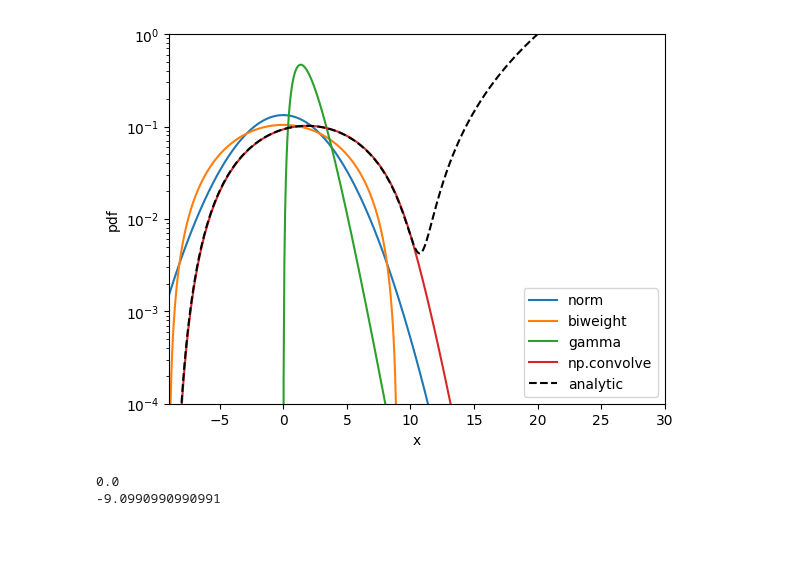
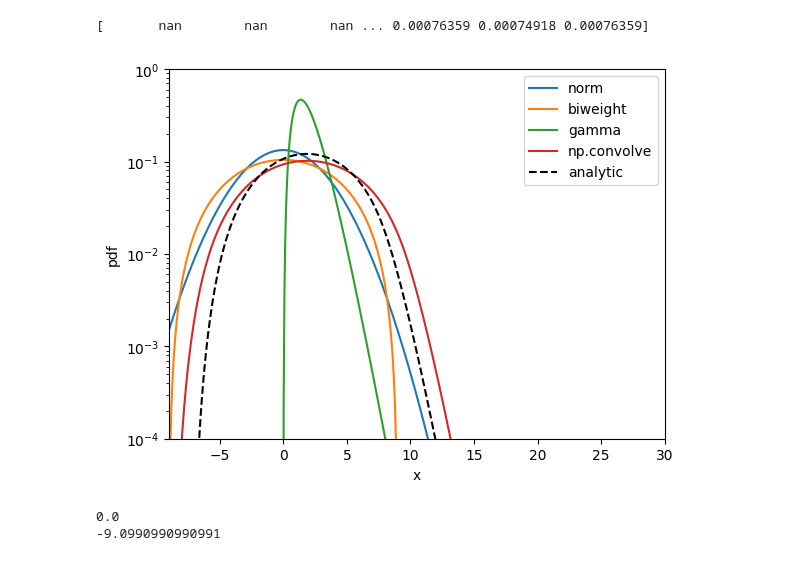
Before and after one commit to rishibbdb/TPN_DeV, a Jupyter notebook: dev/notebooks/test_biweight.ipynb, the cells around one changed output. Cells and saved outputs as stored; diff of their text form; code cells hidden in the pictures.

```diff
--- a/dev/notebooks/test_biweight.ipynb
+++ b/dev/notebooks/test_biweight.ipynb
@@ -18,10 +71,10 @@ def gamma_pdf_fn(x, a, b):
 # %%
 sigma = 3.0
 mu = 0.0
-xvals = np.linspace(-30, 30, 1000)
+xvals = np.linspace(-3*sigma, 100, 10000)
 yvals_norm = norm.pdf(xvals, mu, scale=sigma)
 yvals_biweight = biweight(xvals, mu, 3*sigma)
-yvals_gamma = gamma_pdf_fn(xvals, 3.75, 2.0)
+yvals_gamma = gamma_pdf_fn(xvals, 3.75, 0.1)
 print(yvals_gamma.shape)
 print(yvals_biweight.shape)
 # %% [output]
@@ -48,22 +201,26 @@ plt.show()
+# %%
+print(conv_vals2)
+# %% [output]
+[       nan        nan        nan ... 0.00076359 0.00074918 0.00076359]
 # %%
 plt.plot(xvals, yvals_norm, label='norm')
 plt.plot(xvals, yvals_biweight, label='biweight')
 plt.plot(xvals, yvals_gamma, label='gamma')
 
 conv_vals = np.convolve(yvals_gamma, yvals_biweight, 'same')*(xvals[1]-xvals[0])
-conv_vals2 = biweight_gamma(xvals, 3.75, 2.0, 3*sigma)
+conv_vals2 = biweight_gamma(xvals, 3.75, 2.0, sigma)
 plt.plot(xvals, conv_vals, label='np.convolve')
 plt.plot(xvals, conv_vals2, linestyle='dashed', color='black', label='analytic')
 plt.xlabel('x')
 plt.ylabel('pdf')
 plt.xlim([-9.0, 30.0])
 plt.ylim([0.0, 0.5])
 plt.yscale('log')
 plt.legend()
 plt.ylim([1.e-4, 1])
 plt.show()
 # %% [output]
-[figure, old version]
+[figure, new version]
 # %%
 print(conv_vals[351])
 print(xvals[348])
```
Also changed, not shown: parts of 8 cells of this notebook, 4 other files.
